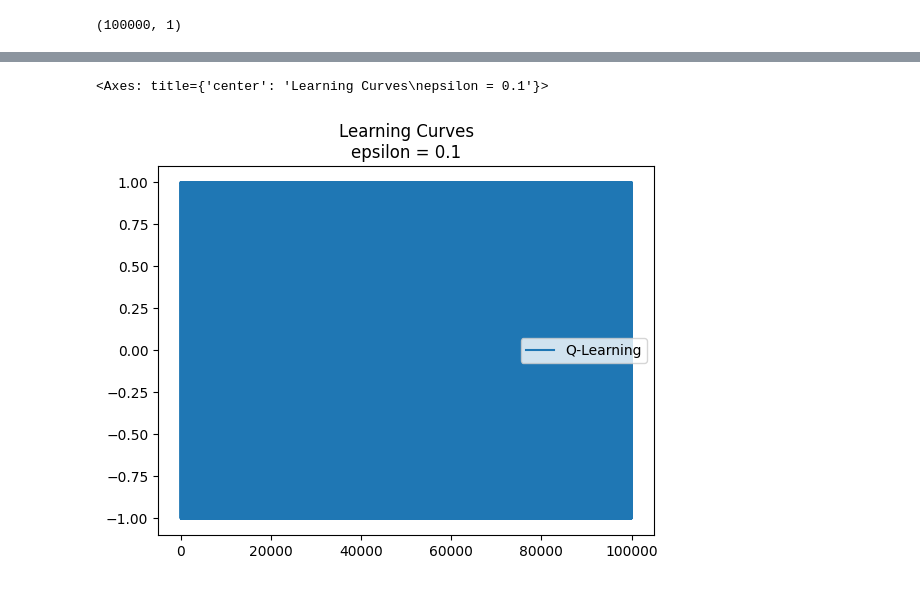
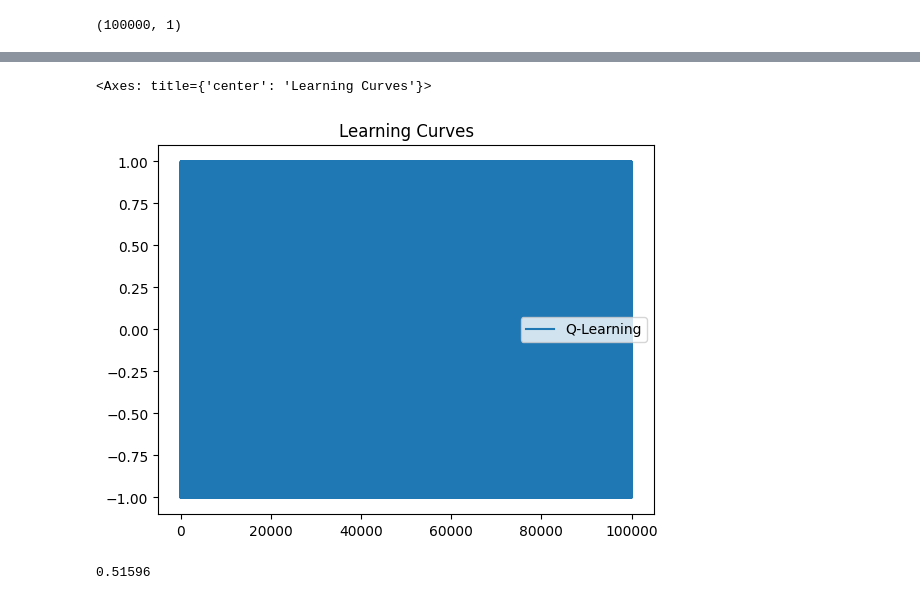
Before and after one commit to dsSarcos/jhu-rl-term-project, a Jupyter notebook: Project_analysis.ipynb, the cells around one changed output, grey strips where cells are left out. Saved outputs shown, nothing was run; the diff lists cells and outputs as text; code cells hidden in the pictures.

```diff
--- a/Project_analysis.ipynb
+++ b/Project_analysis.ipynb
@@ -4,7 +4,7 @@ import matplotlib.pyplot as plt
 import pandas as pd
 import numpy as np
 # %%
-df = pd.read_csv("Project3_experiment1.csv", header=None, names=["Q-Learning"])
+df = pd.read_csv("Project_experiment1.csv", header=None, names=["Q-Learning"])
 # %%
 df.shape
 # %% [output]
@@ -21,5 +22,9 @@ AttributeError: 'Rolling' object has no attribute 'plot'
 # %%
-df.plot(title='Learning Curves\nepsilon = 0.1')
+df.plot(title='Learning Curves')
 # %% [output]
-<Axes: title={'center': 'Learning Curves\nepsilon = 0.1'}>
+<Axes: title={'center': 'Learning Curves'}>
-[figure, old version]
+[figure, new version]
+# %%
+len(df[df['Q-Learning'] == 1]) / len(df)
+# %% [output]
+0.51596
```
Also changed, not shown: parts of 2 cells of this notebook, 4 other files.
